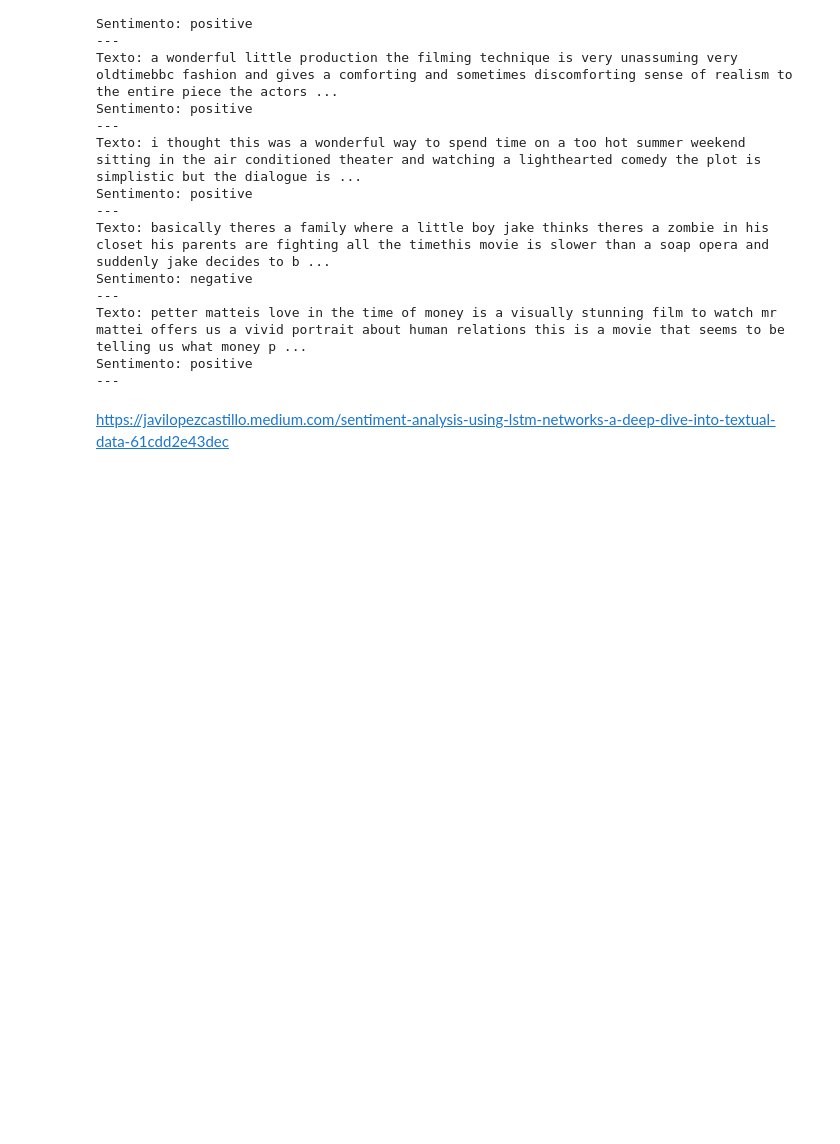
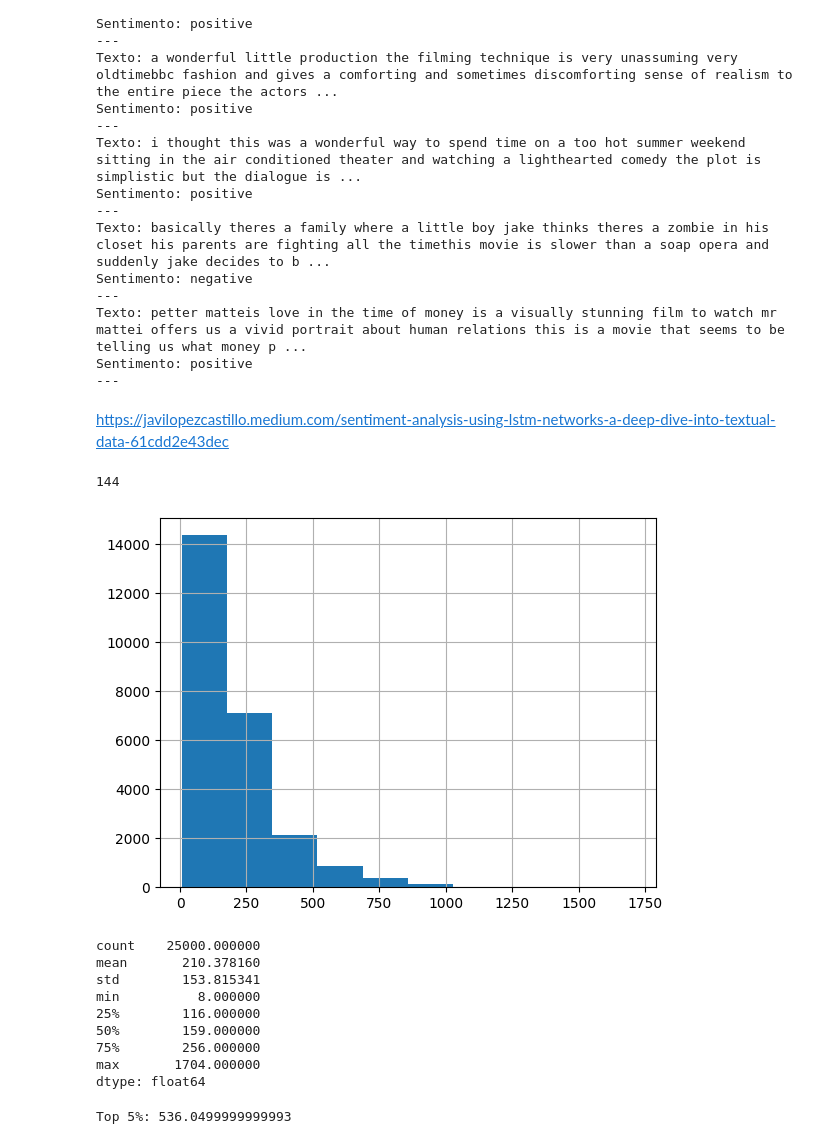
Before and after one commit to erlonL/deep-learning-lista2, a Jupyter notebook: 4-lstm-sentiment.ipynb, the cells around one changed output. Saved outputs shown, nothing was run; the diff lists cells and outputs as text; code cells hidden in the pictures; blank space fills up the shorter version.

```diff
--- a/4-lstm-sentiment.ipynb
+++ b/4-lstm-sentiment.ipynb
@@ -225,0 +221,28 @@ test_labels = to_categorical(test_labels)
+# %%
+len(train_sequences[1])
+# %% [output]
+144
+# %%
+review_len = [len(x) for x in train_sequences]
+pd.Series(review_len).hist()
+plt.show()
+pd.Series(review_len).describe()
+# %% [output]
+[figure, added]
+count    25000.000000
+mean       210.378160
+std        153.815341
+min          8.000000
+25%        116.000000
+50%        159.000000
+75%        256.000000
+max       1704.000000
+dtype: float64
+# %%
+# get top 5% longest reviews
+top_5_percent = np.percentile(review_len, 95)
+print('Top 5%:', top_5_percent)
+
+# all reviews with len above this number are just too big
+# %% [output]
+Top 5%: 536.0499999999993
```
Also changed, not shown: parts of 27 cells of this notebook.
